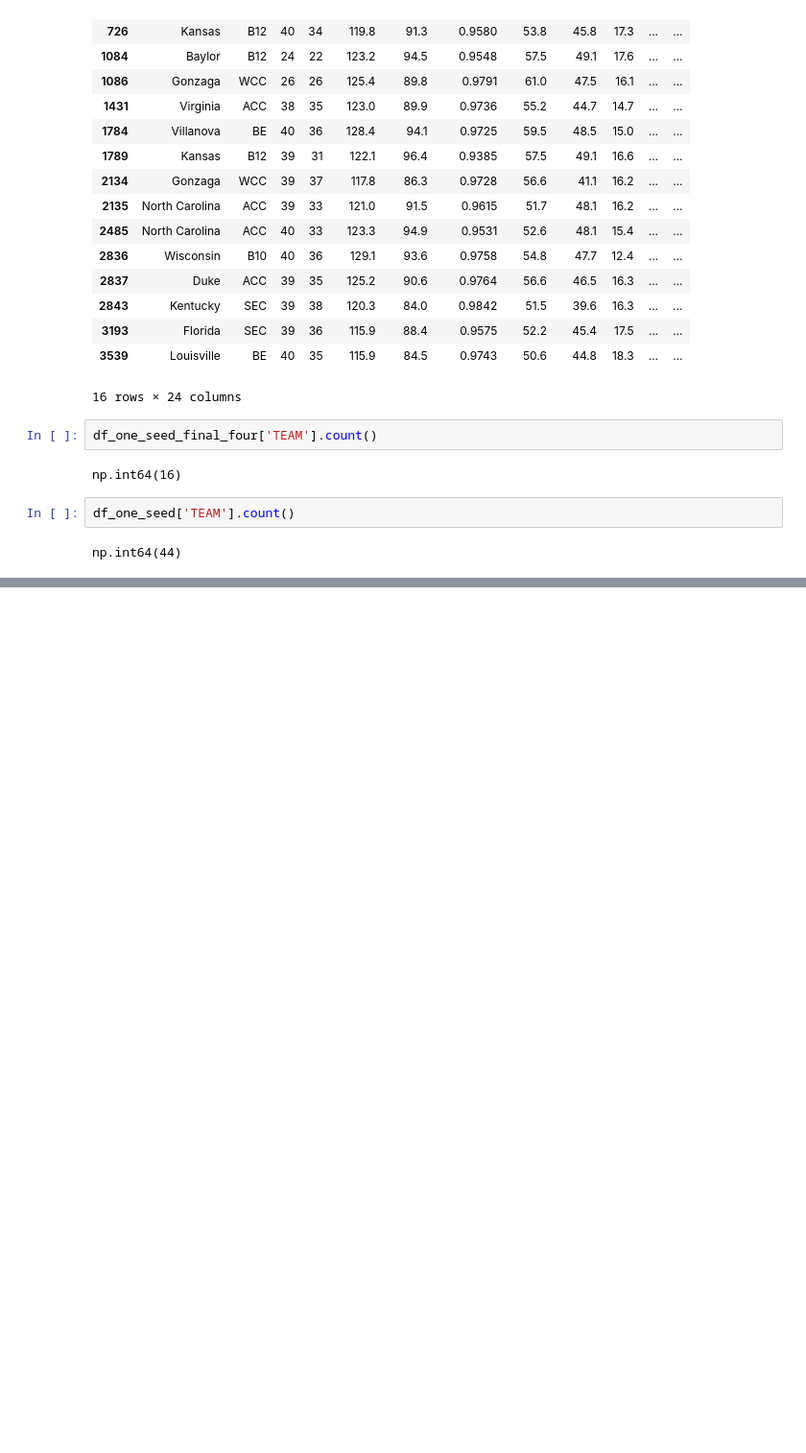
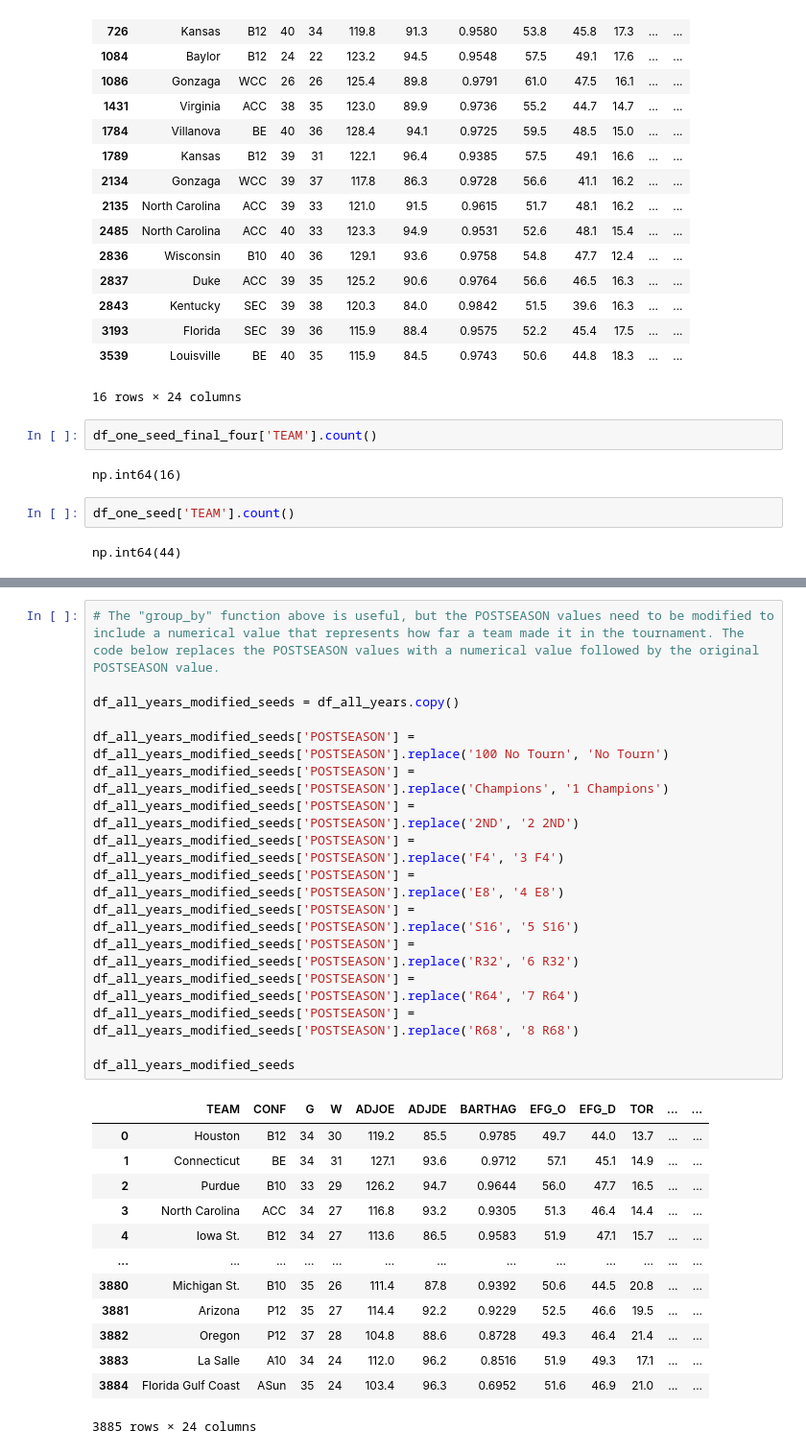
Before and after one commit to JeisonNeptune/Data-Analysis-Projects, a Jupyter notebook: CBB Analysis/basketball.ipynb, the cells around one changed output, grey strips where cells are left out. Shown: that part at 96% size. Cells and saved outputs as stored; diff of their text form; blank space fills up the shorter version.

```diff
--- a/CBB Analysis/basketball.ipynb
+++ b/CBB Analysis/basketball.ipynb
@@ -393,0 +424,30 @@ For all the one seeds there have been in the tournament since 2013(44), only 16
+# %%
+# The "group_by" function above is useful, but the POSTSEASON values need to be modified to include a numerical value that represents how far a team made it in the tournament. The code below replaces the POSTSEASON values with a numerical value followed by the original POSTSEASON value.
+
+df_all_years_modified_seeds = df_all_years.copy()
+
+df_all_years_modified_seeds['POSTSEASON'] = df_all_years_modified_seeds['POSTSEASON'].replace('100 No Tourn', 'No Tourn')
+df_all_years_modified_seeds['POSTSEASON'] = df_all_years_modified_seeds['POSTSEASON'].replace('Champions', '1 Champions')
+df_all_years_modified_seeds['POSTSEASON'] = df_all_years_modified_seeds['POSTSEASON'].replace('2ND', '2 2ND')
+df_all_years_modified_seeds['POSTSEASON'] = df_all_years_modified_seeds['POSTSEASON'].replace('F4', '3 F4')
+df_all_years_modified_seeds['POSTSEASON'] = df_all_years_modified_seeds['POSTSEASON'].replace('E8', '4 E8')
+df_all_years_modified_seeds['POSTSEASON'] = df_all_years_modified_seeds['POSTSEASON'].replace('S16', '5 S16')
+df_all_years_modified_seeds['POSTSEASON'] = df_all_years_modified_seeds['POSTSEASON'].replace('R32', '6 R32')
+df_all_years_modified_seeds['POSTSEASON'] = df_all_years_modified_seeds['POSTSEASON'].replace('R64', '7 R64')
+df_all_years_modified_seeds['POSTSEASON'] = df_all_years_modified_seeds['POSTSEASON'].replace('R68', '8 R68')
+
+df_all_years_modified_seeds
+# %% [output]
+|  | TEAM | CONF | G | W | ADJOE | ADJDE | BARTHAG | EFG_O | EFG_D | TOR | ... | ... |
+| 0 | Houston | B12 | 34 | 30 | 119.2 | 85.5 | 0.9785 | 49.7 | 44.0 | 13.7 | ... | ... |
+| 1 | Connecticut | BE | 34 | 31 | 127.1 | 93.6 | 0.9712 | 57.1 | 45.1 | 14.9 | ... | ... |
+| 2 | Purdue | B10 | 33 | 29 | 126.2 | 94.7 | 0.9644 | 56.0 | 47.7 | 16.5 | ... | ... |
+| 3 | North Carolina | ACC | 34 | 27 | 116.8 | 93.2 | 0.9305 | 51.3 | 46.4 | 14.4 | ... | ... |
+| 4 | Iowa St. | B12 | 34 | 27 | 113.6 | 86.5 | 0.9583 | 51.9 | 47.1 | 15.7 | ... | ... |
+| ... | ... | ... | ... | ... | ... | ... | ... | ... | ... | ... | ... | ... |
+| 3880 | Michigan St. | B10 | 35 | 26 | 111.4 | 87.8 | 0.9392 | 50.6 | 44.5 | 20.8 | ... | ... |
+| 3881 | Arizona | P12 | 35 | 27 | 114.4 | 92.2 | 0.9229 | 52.5 | 46.6 | 19.5 | ... | ... |
+| 3882 | Oregon | P12 | 37 | 28 | 104.8 | 88.6 | 0.8728 | 49.3 | 46.4 | 21.4 | ... | ... |
+| 3883 | La Salle | A10 | 34 | 24 | 112.0 | 96.2 | 0.8516 | 51.9 | 49.3 | 17.1 | ... | ... |
+| 3884 | Florida Gulf Coast | ASun | 35 | 24 | 103.4 | 96.3 | 0.6952 | 51.6 | 46.9 | 21.0 | ... | ... |
+3885 rows × 24 columns
```
Also changed, not shown: parts of 15 cells of this notebook.
